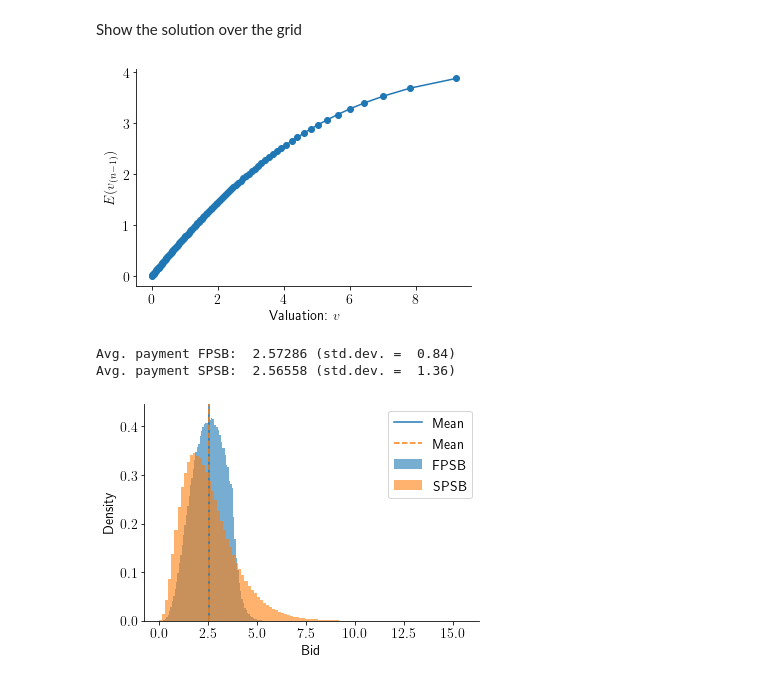
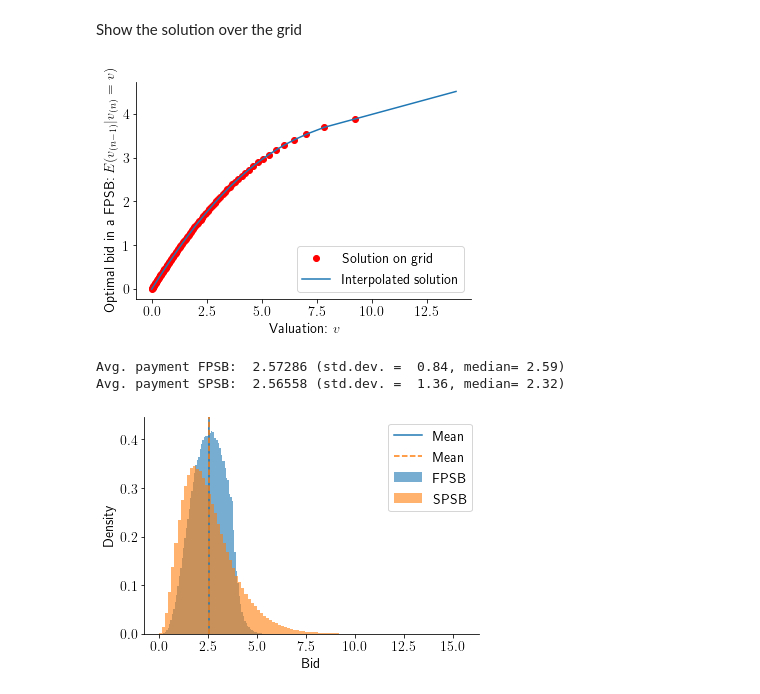
Before and after one commit to GamEconCph/Lectures-2021, a Jupyter notebook: Bayesian Games/revenue_equivalence.ipynb, the cells around one changed output. Saved outputs shown, nothing was run; the diff lists cells and outputs as text; code cells hidden in the pictures.

```diff
--- a/Bayesian Games/revenue_equivalence.ipynb
+++ b/Bayesian Games/revenue_equivalence.ipynb
@@ -137,7 +144,9 @@ Our procedure is the following:
 5. Return $\hat{\mathbb{E}}(v_{(n-1)}) = R^{-1} \sum_{r=1}^R v_{(n-1),r}$.
 # %%
 def Ev_largest(vi, v_sim_untruncated, N, R_used_min=42):
-    '''Ev_largest: compute the expected value of
+    '''Ev_largest: compute the expected value of maximum drawing from a truncated distribtion
+                    where v_sim_untruncated are draws from the untruncated and vi is the
+                    truncation point.
 
         INPUTS:
             vi: (scalar) upper truncation point
@@ -146,7 +155,7 @@ def Ev_largest(vi, v_sim_untruncated, N, R_used_min=42):
             R_used_min: (int, optional) assert that we have at least this many samples. (Set =0 to disable.)
 
         OUTPUTS
-            Ev: (float) expected value of the 2nd largest across simulations
+            Ev: (float) expected value of the largest across simulations
             R_used: (int) no. replications used to compute simulated expectation
     '''
     assert v_sim_untruncated.ndim == 1, f'Expected 1-dimensional array'
@@ -165,10 +174,9 @@ def Ev_largest(vi, v_sim_untruncated, N, R_used_min=42):
     v_sim = np.reshape(v_sim, (N,R_used))
     assert R_used > R_used_min, f'Too few replications included: only {R_used}. Try increasing original R.'
 
-    # find 2nd largest value
-    #v_sim = np.sort(v_sim, 0)   # sorts ascending
-    #v_largest = v_sim[-1, :] # 2nd last col is the 2nd highest
-    v_largest = v_sim.max(0)
+    # find largest value
+    v_sim = np.sort(v_sim, 0) # sorts ascending ...
+    v_largest = v_sim[-1, :]  # ... so the last *row* is the maximum in columns (samples)
 
     # evaluate expectation
     Ev = np.mean(v_largest)
@@ -216,0 +231,9 @@ Using revenue equivalence.
+# %%
+# for our nested function, v should be "flattened" (i.e. in vector form)
+np.random.seed(1337)
+v = np.random.chisquare(df=2, size=(N*R,))
+
+# we want to solve for optimal bids for all values of v that a player might draw,
+# hence we create vgrid to be equi-probable over the draws of v
+pcts = np.linspace(0, 100, 100, endpoint=False)[1:]
+vgrid = np.percentile(v, q=pcts)
@@ -217,7 +249,5 @@ Using revenue equivalence.
 # %%
-v = v.flatten()
-pcts = np.linspace(0, 100, 100, endpoint=False)[1:]
-vgrid = np.percentile(v, q=pcts)
+# loop
 Ev = np.empty(vgrid.shape)
 for i,this_v in enumerate(vgrid):
     Ev[i] = Ev_largest(this_v, v, N-1)
@@ -230,11 +260,17 @@ vgrid = np.insert(vgrid, 0, 0)
 b_star_num = interpolate.interp1d(vgrid, Ev, fill_value='extrapolate')
 # %% [markdown]
 Show the solution over the grid
+# %%
+pcts = np.linspace(0, 100, 1000, endpoint=False)
+vgrid_fine = np.percentile(v, q=pcts)
 # %%
 fig,ax = plt.subplots();
-ax.plot(vgrid, Ev, '-o'); ax.set_xlabel('Valuation: $v$'); ax.set_ylabel('$E(v_{(n-1)})$'); sns.despine();
+ax.plot(vgrid, Ev, 'or', label='Solution on grid');
+ax.plot(vgrid_fine, b_star_num(vgrid_fine), '-', label='Interpolated solution')
+ax.set_xlabel('Valuation: $v$'); ax.set_ylabel('Optimal bid in a FPSB: $E(v_{(n-1)} | v_{(n)} = v)$'); sns.despine();
+ax.legend(loc='best');
 # %% [output]
-[figure, old version]
+[figure, new version]
 # %%
 v = v.reshape((N,R))
 # %%
@@ -256,8 +290,10 @@ colors = plt.rcParams['axes.prop_cycle'].by_key()['color']
 # %%
 fig,ax = plt.subplots();
+
+# plot FPSB and SPSB winner payments k
 for x,lab in zip([winner_pays_fpsb,winner_pays_spsb], ['FPSB', 'SPSB']):
     # compute avg. and std.dev. of payment
-    print(f'Avg. payment {lab}: {x.mean(): 8.5f} (std.dev. = {np.sqrt(x.var()): 5.2f})')
+    print(f'Avg. payment {lab}: {x.mean(): 8.5f} (std.dev. = {np.sqrt(x.var()): 5.2f}, median={np.median(x): 5.2f})')
 
     # show histogram
     ax.hist(x, density=True, alpha=0.6, label=lab, bins=100);
@@ -269,6 +305,6 @@ ax.axvline(winner_pays_spsb.mean(), color=colors[1], linestyle='--', label='Mean
 # to make nice
 ax.legend(loc='best'); ax.set_xlabel('Bid'); ax.set_ylabel('Density'); sns.despine()
 # %% [output]
-Avg. payment FPSB:  2.57286 (std.dev. =  0.84)
-Avg. payment SPSB:  2.56558 (std.dev. =  1.36)
+Avg. payment FPSB:  2.57286 (std.dev. =  0.84, median= 2.59)
+Avg. payment SPSB:  2.56558 (std.dev. =  1.36, median= 2.32)
 [figure]
```
Also changed, not shown: parts of 26 cells of this notebook, 1 other file.
